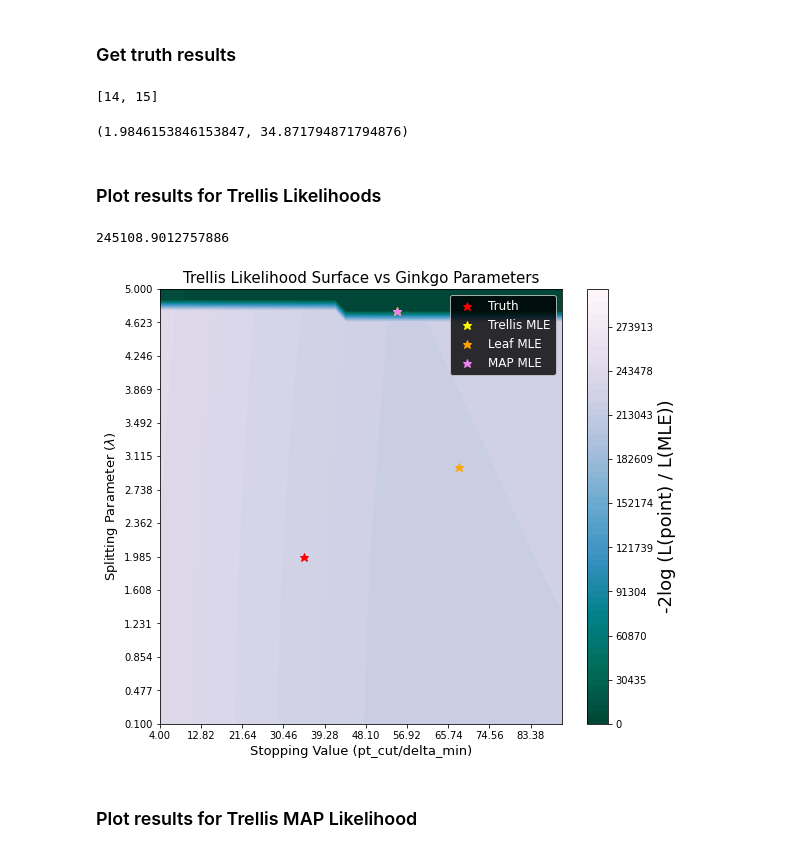
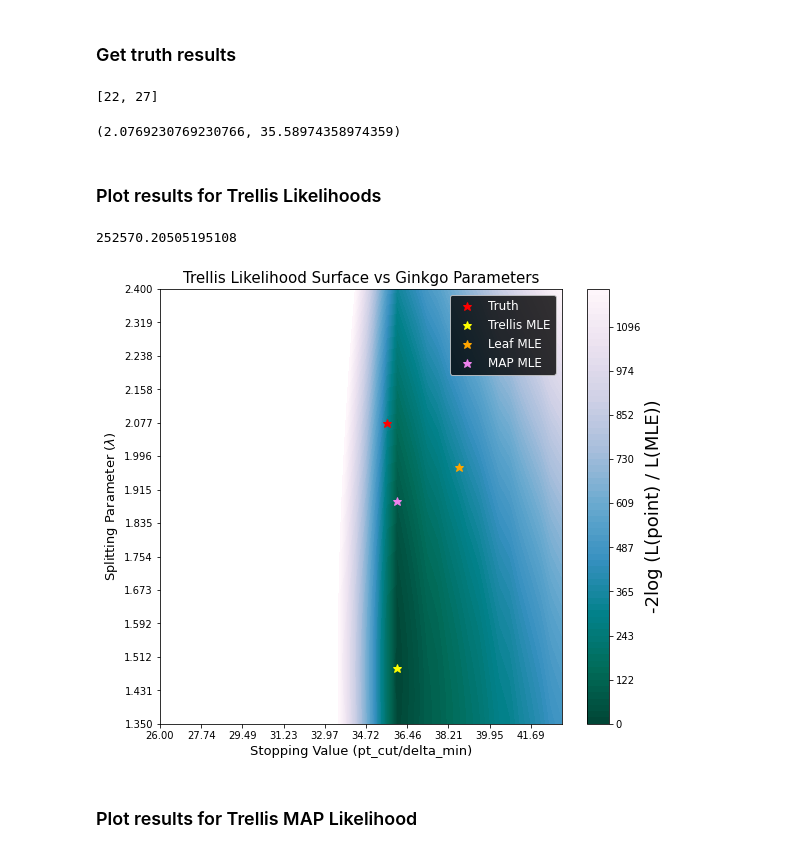
Before and after one commit to mdkdrnevich/ginkgo-inference, a Jupyter notebook: fit_results.ipynb, the cells around one changed output. Drawn from its saved outputs; the diff is of its cells as text; code cells hidden in the pictures.

```diff
--- a/fit_results.ipynb
+++ b/fit_results.ipynb
@@ -127,12 +130,20 @@ np.save("data/likelihood_fit_trellis_map_ginkgo_1000_jets_lambda_21_pt_min_36_je
 # %%
 n_cuts = 40
 n_lambda = 40
-N_jets = 1000
+N_jets = 5000
 
-cut_vals = np.linspace(4, 90, n_cuts)
-lambda_vals = np.linspace(1e-1, 5, n_lambda)
-#cut_vals = np.linspace(26, 43, n_cuts)
-#lambda_vals = np.linspace(1.35, 2.4, n_lambda)
+#cut_min = 4
+#cut_max = 90
+#lambda_min = 1e-1
+#lambda_max = 5
+
+cut_min = 26
+cut_max = 43
+lambda_min = 1.35
+lambda_max = 2.4
+
+cut_vals = np.linspace(cut_min, cut_max, n_cuts)
+lambda_vals = np.linspace(lambda_min, lambda_max, n_lambda)
 grid_cut, grid_lambda = np.meshgrid(cut_vals, lambda_vals)
 # %% [markdown]
 ### Load results from fitting just based on leaves
@@ -190,46 +201,46 @@ for ix, x in enumerate(lambda_vals >= 2.1):
 
 print(truth_bin)
 # %% [output]
-[14, 15]
+[22, 27]
 # %%
 lambda_vals[truth_bin[1]], cut_vals[truth_bin[0]]
 # %% [output]
-(1.9846153846153847, 34.871794871794876)
+(2.0769230769230766, 35.58974358974359)
 # %% [markdown]
 ### Plot results for Trellis Likelihoods
-# %%
-(-2*(likelihood_surface-likelihood_surface[mle_coords])).max()
-# %% [output]
-245108.9012757886
+# %%
+(-2*(likelihood_surface-likelihood_surface[mle_coords])).max()
+# %% [output]
+252570.20505195108
 # %%
 fig, ax = plt.subplots(nrows=1, ncols=1)
 fig.set_size_inches(9,8)
 
 Z = -2*(likelihood_surface-likelihood_surface[mle_coords])
 
 # Boost the upper limit to avoid truncation errors.
-levels = -2*np.flip(np.linspace(-150, 0, 70))*1000
+levels = -2*np.flip(np.linspace(-0.6, 0, 70))*1000
 
 cset1 = ax.contourf(grid_cut, grid_lambda, Z,
                     levels, cmap="PuBuGn_r")
 cb = fig.colorbar(cset1, ax=ax)
 cb.set_label(label="-2log (L(point) / L(MLE))", size=18)
 
 ax.plot(cut_vals[truth_bin[0]], lambda_vals[truth_bin[1]], "*", color="red", markersize=9, label="Truth")
 ax.plot(cut_vals[mle_coords[1]], lambda_vals[mle_coords[0]], "*", color="yellow", markersize=9, label="Trellis MLE")
 ax.plot(cut_vals[mle_leaf_coords[1]], lambda_vals[mle_leaf_coords[0]], "*", color="orange", markersize=9, label="Leaf MLE")
 ax.plot(cut_vals[mle_map_coords[1]], lambda_vals[mle_map_coords[0]], "*", color="violet", markersize=9, label="MAP MLE")
 
 ax.legend(labelcolor="white", facecolor="black", fontsize="large")
 
 ax.set_title("Trellis Likelihood Surface vs Ginkgo Parameters", size=15)
 ax.set_xlabel("Stopping Value (pt_cut/delta_min)", size=13)
 ax.set_ylabel("Splitting Parameter ($\lambda$)", size=13)
 #ax.set_yscale("log")
 ax.set_xticks(cut_vals[::4])
 ax.set_yticks(lambda_vals[::3]);
 # %% [output]
-[figure, old version]
+[figure, new version]
 # %% [markdown]
 ### Plot results for Trellis MAP Likelihood
 # %%
```
Also changed, not shown: parts of 23 cells of this notebook, 4 other files.
